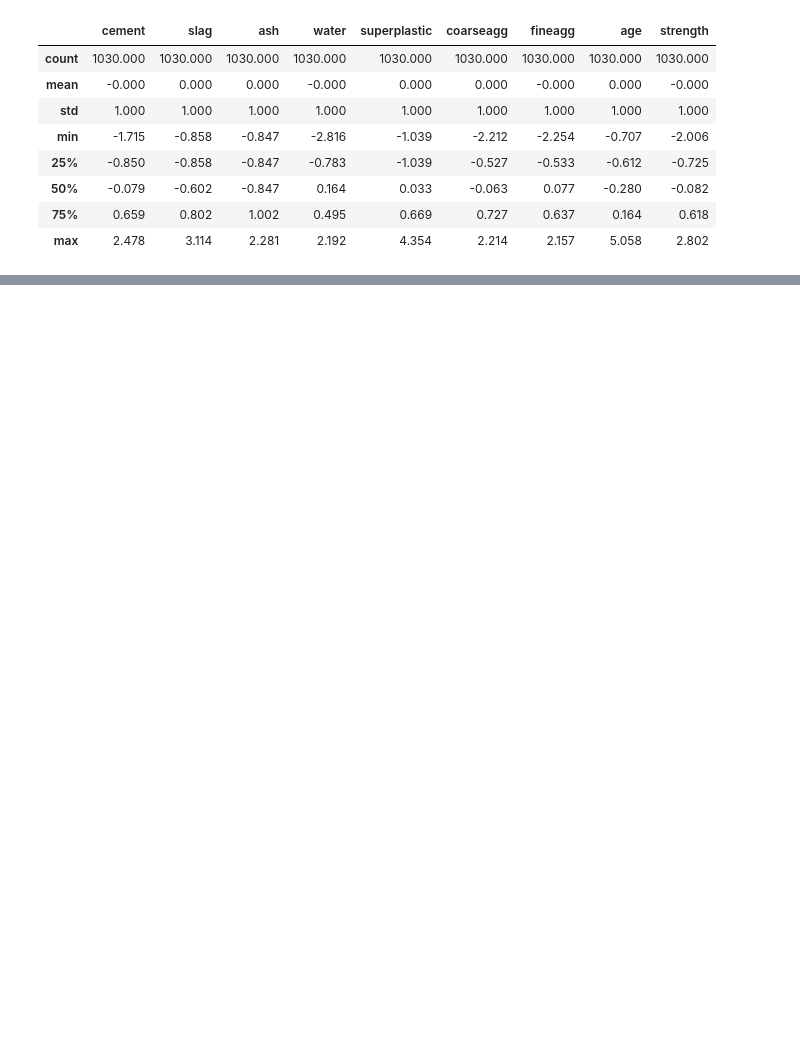
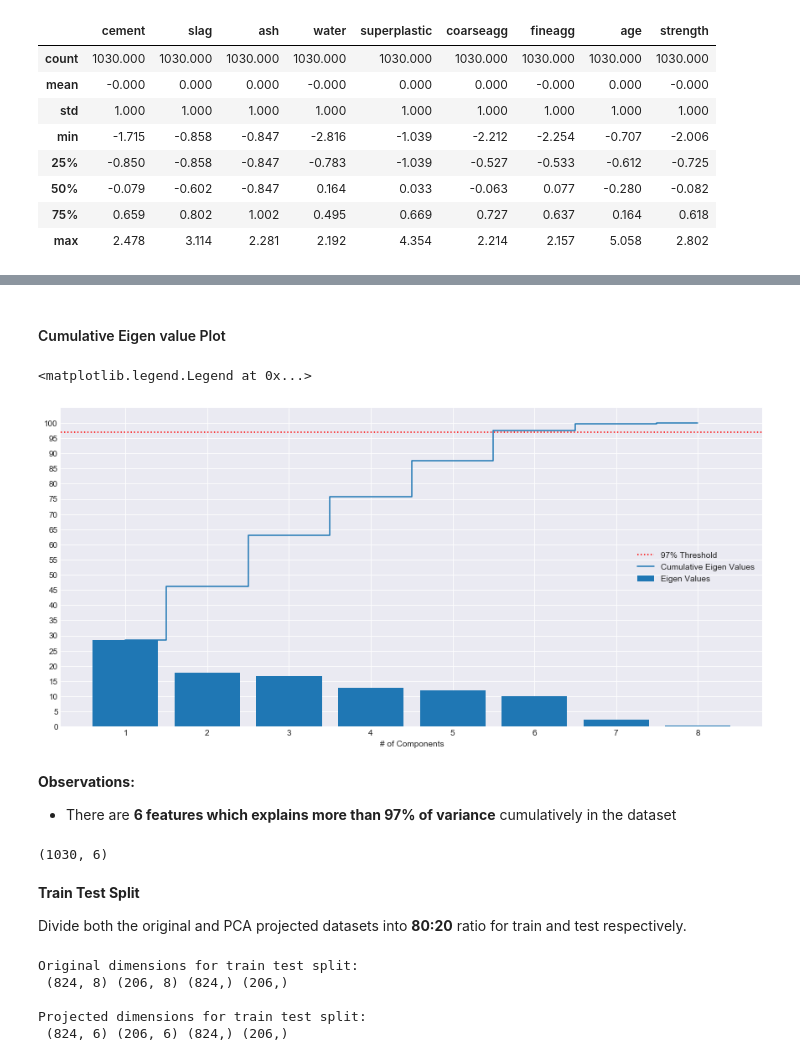
Before and after one commit to theakshaydas/PGP-AIML, a Jupyter notebook: CaseStudies/08-FeatureEngineering-Concrete.Strength/Concrete Compressive Strength.ipynb, the cells around one changed output, grey strips where cells are left out. Drawn from its saved outputs; the diff is of its cells as text; code cells hidden in the pictures; blank space fills up the shorter version.

```diff
--- a/CaseStudies/08-FeatureEngineering-Concrete.Strength/Concrete Comprehensive Strength.ipynb
+++ b/CaseStudies/08-FeatureEngineering-Concrete.Strength/Concrete Compressive Strength.ipynb
@@ -508,0 +650,42 @@ concrete.describe()
+# %% [markdown]
+#### Cumulative Eigen value Plot
+# %%
+plt.figure(figsize=(15,7))
+plt.axhline(y=threshold, color='r', linestyle=':', label='97% Threshold')
+plt.bar(np.arange(1, len(eigen_vals) + 1), eigen_vals, label='Eigen Values')
+plt.plot(np.arange(1, len(np.cumsum(eigen_vals))+1), np.cumsum(eigen_vals),
+         drawstyle='steps-mid', label='Cumulative Eigen Values')
+plt.yticks(np.arange(0,105,5))
+_, _ = plt.xticks(np.arange(1,9,1)), plt.xlabel('# of Components')
+plt.legend()
+# %% [output]
+<matplotlib.legend.Legend at 0x...>
+[figure, added]
+# %% [markdown]
+**Observations:**
+- There are **6 features which explains more than 97% of variance** cumulatively in the dataset
+# %%
+# Create a new matrix using the n components
+X = concrete.drop('strength', axis=1)
+X_proj = PCA(n_components=6).fit_transform(X)
+y = concrete.strength
+X_proj.shape
+# %% [output]
+(1030, 6)
+# %% [markdown]
+**Train Test Split**
+
+Divide both the original and PCA projected datasets into **80:20** ratio for train and test respectively.
+# %%
+# Divide the original and the projected dataset into 80:20 ration for train and test
+X_train, X_test, y_train, y_test = train_test_split(X, y, test_size=0.2, random_state=1)
+X_proj_train, X_proj_test, y_train, y_test = train_test_split(X_proj, y, test_size=0.2, random_state=1)
+
+print('Original dimensions for train test split:\n', X_train.shape, X_test.shape, y_train.shape, y_test.shape)
+print('\nProjected dimensions for train test split:\n', X_proj_train.shape, X_proj_test.shape, y_train.shape, y_test.shape)
+# %% [output]
+Original dimensions for train test split:
+ (824, 8) (206, 8) (824,) (206,)
+
+Projected dimensions for train test split:
+ (824, 6) (206, 6) (824,) (206,)
```
Also changed, not shown: parts of 69 cells of this notebook.
